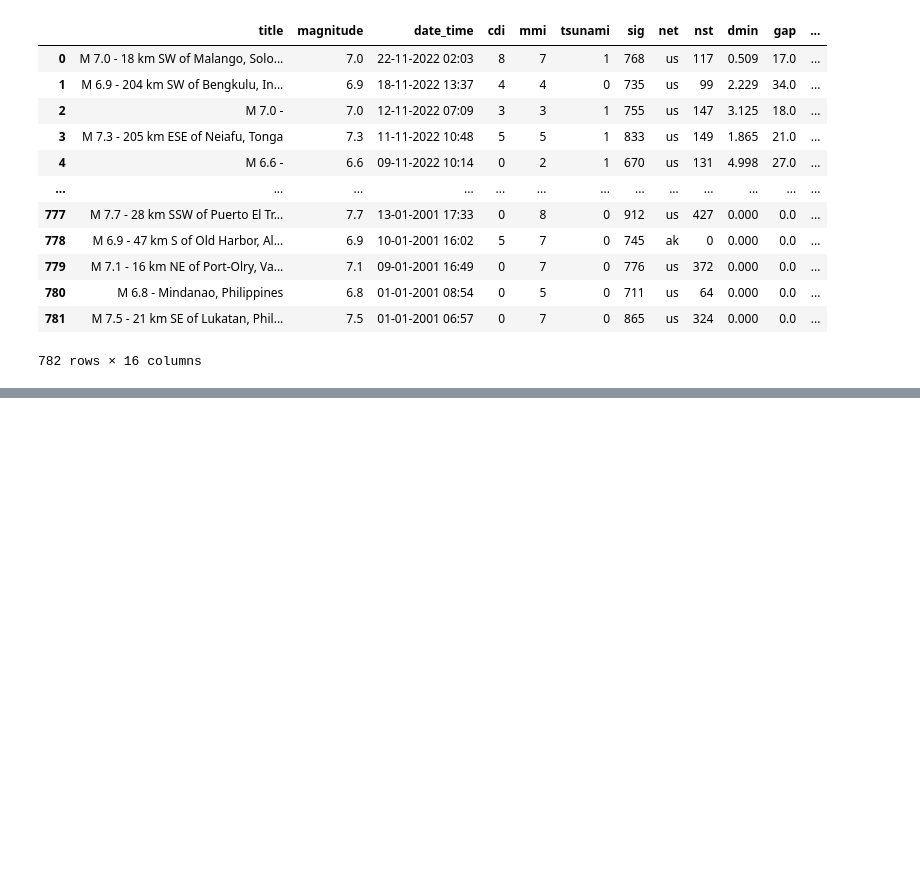
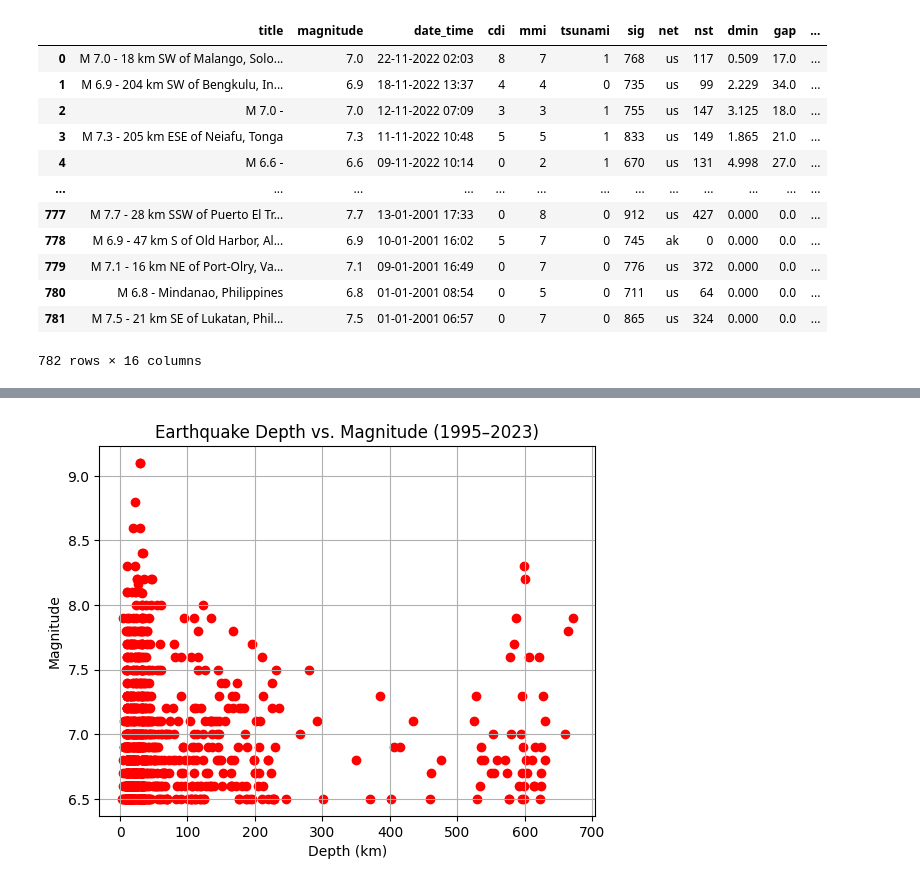
Before and after one commit to BunnyBea83/DSD_Earthquake_Presentation, a Jupyter notebook: joe.ipynb, the cells around one changed output, grey strips where cells are left out. Cells and saved outputs as stored; diff of their text form; code cells hidden in the pictures; blank space fills up the shorter version.

```diff
--- a/joe.ipynb
+++ b/joe.ipynb
@@ -78,0 +112,13 @@ combined.info()
+# %%
+# Data Visualization
+
+depth1 = eq_95_23['depth']
+magnitude1 = eq_95_23['magnitude']
+plt.scatter(depth1, magnitude1, color='red')
+plt.grid()
+plt.title("Earthquake Depth vs. Magnitude (1995–2023)")
+plt.xlabel('Depth (km)')
+plt.ylabel('Magnitude')
+plt.show()
+# %% [output]
+[figure, added]
```
Also changed, not shown: parts of 9 cells of this notebook.
